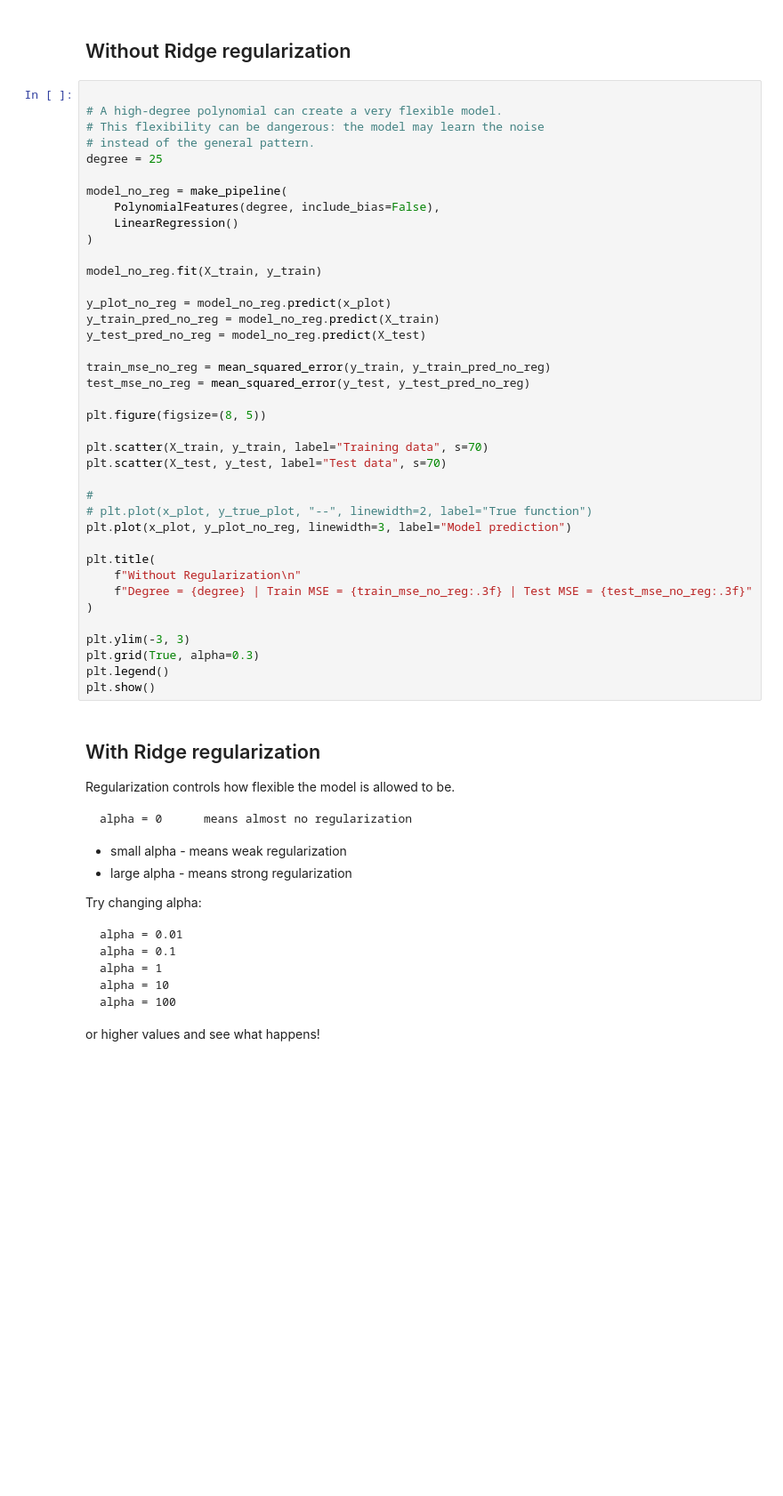
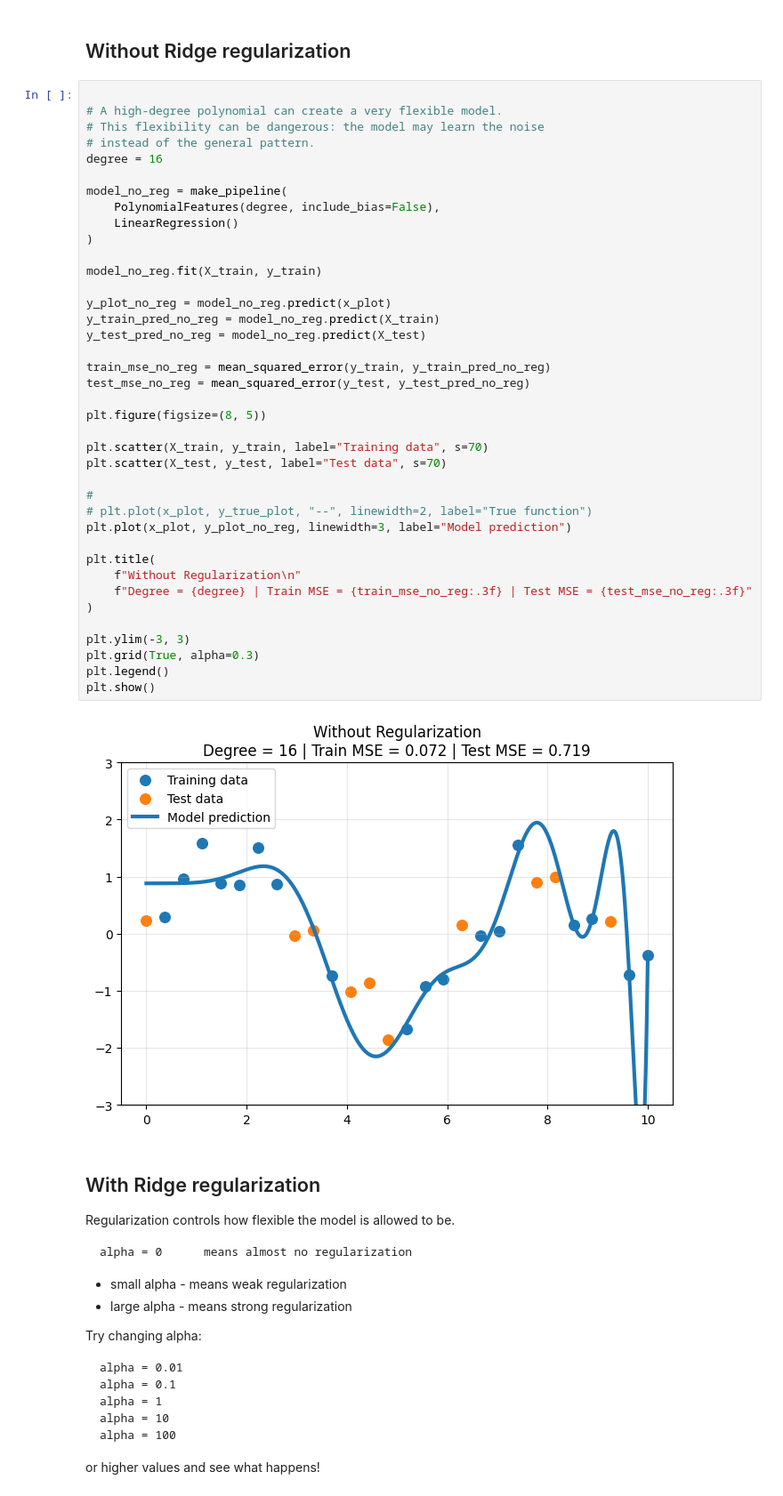
Before and after one commit to DucAnhIsSleepy/ml-course, a Jupyter notebook: docs/4-Regularization/01-regularization-basics.ipynb, the cells around one changed output. Shown at 89% size. Drawn from its saved outputs; the diff is of its cells as text; blank space fills up the shorter version.

```diff
--- a/docs/4-Regularization/01-regularization-basics.ipynb
+++ b/docs/4-Regularization/01-regularization-basics.ipynb
@@ -90,40 +90,42 @@ x_plot = np.linspace(0, 10, 500).reshape(-1, 1)
 # A high-degree polynomial can create a very flexible model.
 # This flexibility can be dangerous: the model may learn the noise
 # instead of the general pattern.
-degree = 25
+degree = 16
 
 model_no_reg = make_pipeline(
     PolynomialFeatures(degree, include_bias=False),
     LinearRegression()
 )
 
 model_no_reg.fit(X_train, y_train)
 
 y_plot_no_reg = model_no_reg.predict(x_plot)
 y_train_pred_no_reg = model_no_reg.predict(X_train)
 y_test_pred_no_reg = model_no_reg.predict(X_test)
 
 train_mse_no_reg = mean_squared_error(y_train, y_train_pred_no_reg)
 test_mse_no_reg = mean_squared_error(y_test, y_test_pred_no_reg)
 
 plt.figure(figsize=(8, 5))
 
 plt.scatter(X_train, y_train, label="Training data", s=70)
 plt.scatter(X_test, y_test, label="Test data", s=70)
 
 #
 # plt.plot(x_plot, y_true_plot, "--", linewidth=2, label="True function")
 plt.plot(x_plot, y_plot_no_reg, linewidth=3, label="Model prediction")
 
 plt.title(
     f"Without Regularization\n"
     f"Degree = {degree} | Train MSE = {train_mse_no_reg:.3f} | Test MSE = {test_mse_no_reg:.3f}"
 )
 
 plt.ylim(-3, 3)
 plt.grid(True, alpha=0.3)
 plt.legend()
 plt.show()
+# %% [output]
+[figure, added]
 # %% [markdown]
 ## With Ridge regularization
 
```
Also changed, not shown: parts of 5 cells of this notebook, 1 other file.
